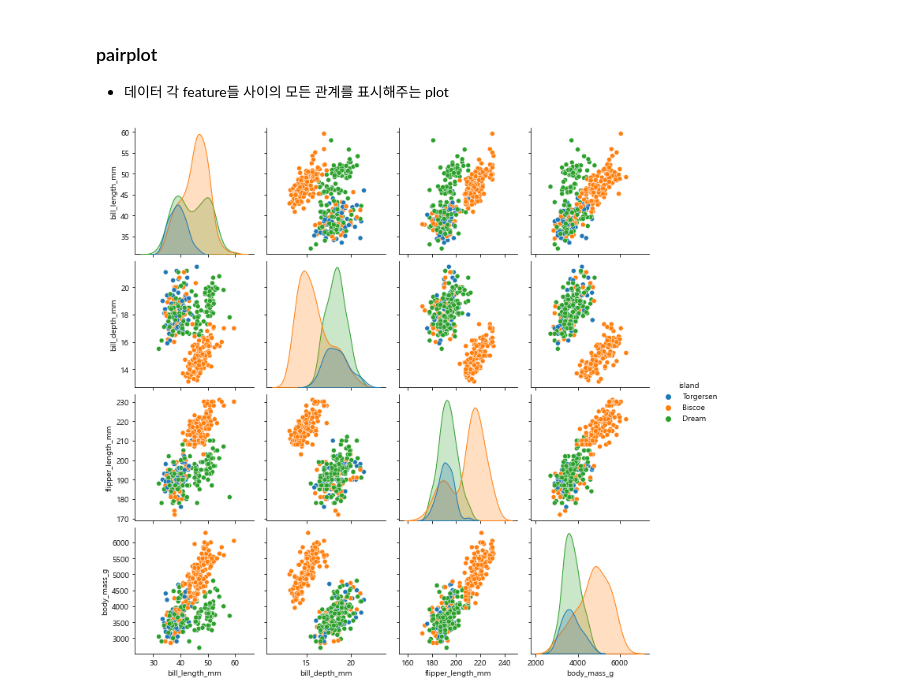
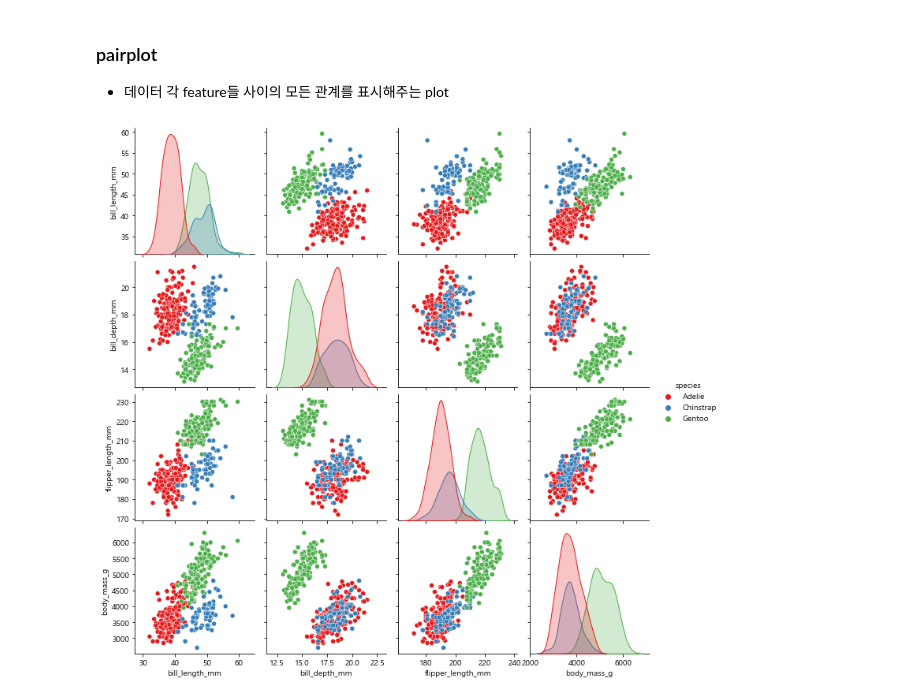
Before and after one commit to pillz9408/python, a Jupyter notebook: DataVisualize/seabornEx.ipynb, the cells around one changed output. Drawn from its saved outputs; the diff is of its cells as text; code cells hidden in the pictures.

```diff
--- a/DataVisualize/seabornEx.ipynb
+++ b/DataVisualize/seabornEx.ipynb
@@ -125,7 +125,7 @@ plt.show()
 ### pairplot
  - 데이터 각 feature들 사이의 모든 관계를 표시해주는 plot
 # %%
-sns.pairplot(data=penguins,hue='island')
+sns.pairplot(data=penguins,hue='species',palette='Set1')
 plt.show()
 # %% [output]
-[figure, old version]
+[figure, new version]
```
